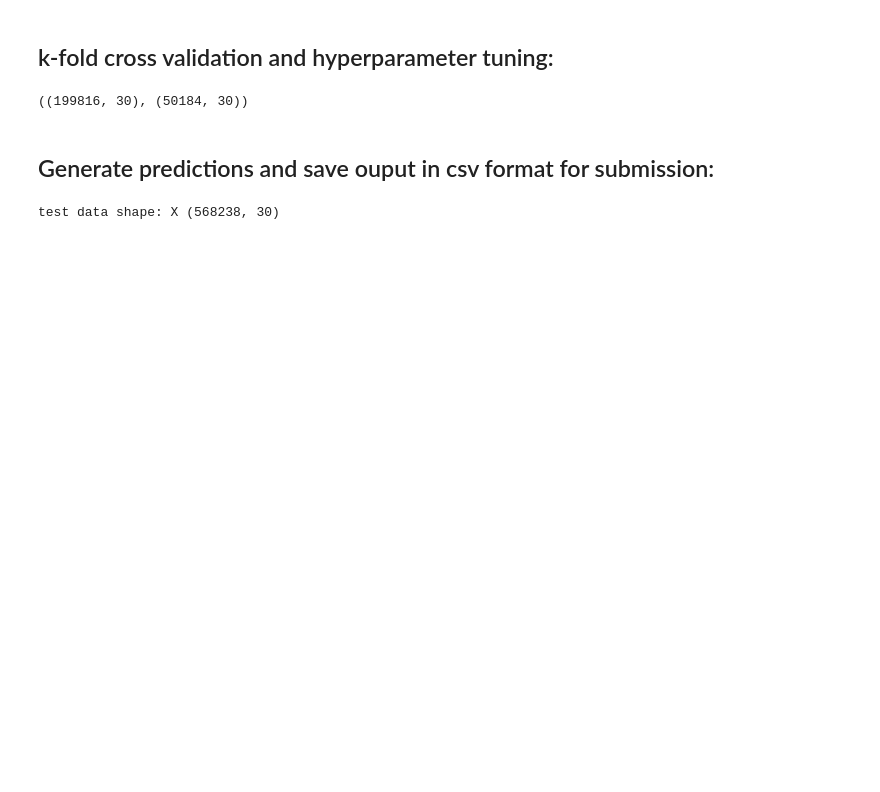
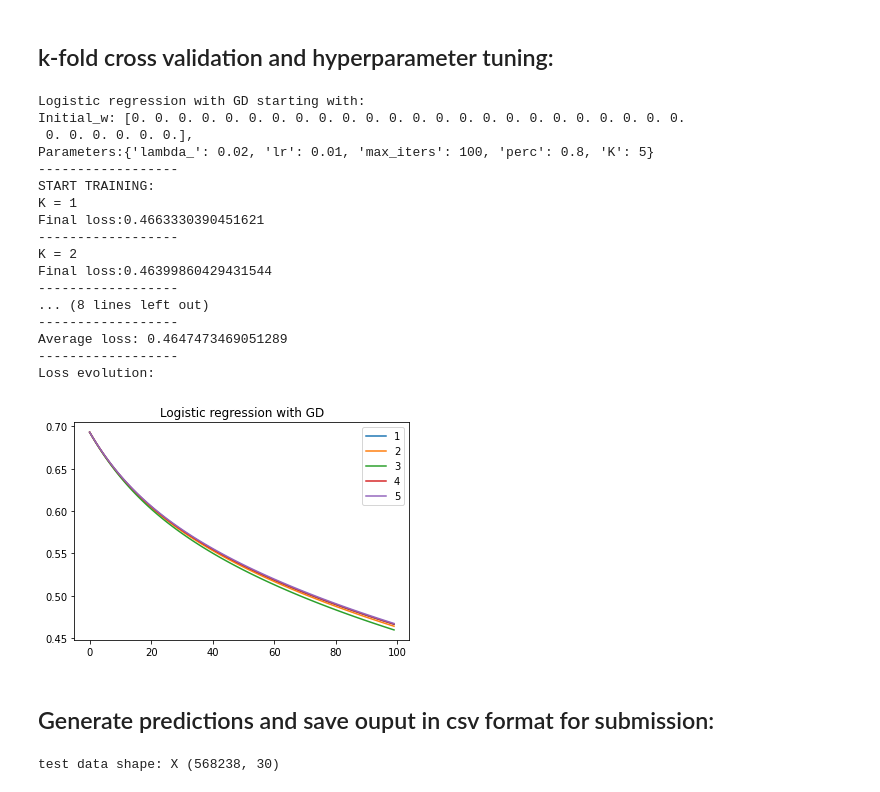
Before and after one commit to Dreyvor/ML_Project_1, a Jupyter notebook: source/project_1.ipynb, the cells around one changed output. Drawn from its saved outputs; the diff is of its cells as text; code cells hidden in the pictures; blank space fills up the shorter version.

```diff
--- a/source/project_1.ipynb
+++ b/source/project_1.ipynb
@@ -318,14 +178,29 @@ Logistic regression GD(190/199): loss=0.3828676050150433
 # %% [markdown]
 ## k-fold cross validation and hyperparameter tuning:
-# %%
-import pandas as pd
-K = 5
-
-df = pd.DataFrame(tX_std)
-msk = np.random.rand(len(df)) < 0.8
-train = df[msk]
-test = df[~msk]
-
-train.shape, test.shape
-# %% [output]
-((199816, 30), (50184, 30))
+# %%
+def cross_validation_sets(tX, y, percentage):
+    tX = pd.DataFrame(tX_std)
+    y = pd.DataFrame(y)
+    indices = tX.index.values
+
+    #select a percentage of random rows random rows
+    train_indices = np.random.choice(range(0, indices[-1]),
+                                     size=int(indices[-1] * percentage),
+                                     replace=False)
+    tX_train = tX.iloc[train_indices].values
+    tX_val = tX.drop(index=train_indices, axis=0).values
+    y_train = y.iloc[train_indices].values[:, 0]
+    y_val = y.drop(index=train_indices, axis=0).values[:, 0]
+
+    assert (tX_train.shape[0] + tX_val.shape[0] == len(tX.index.values))
+    assert (y_train.shape[0] + y_val.shape[0] == len(tX.index.values))
+
+    return tX_train, y_train, tX_val, y_val
+# %%
+models = {
+    'LS_GD': 'Least squares with GD',
+    'LS_SGD': 'Least squares with SGD',
+    'LS_normal': 'Least squares with normal equations',
+    'RR_normal': 'Ridge regression with normal equations',
+    'LR': 'Logistic regression with GD',
+}
@@ -332,3 +288,30 @@ train.shape, test.shape
+# %%
+## Training with k-fold:
+model = 'LR'
+with open('parameters.json') as json_file:
+    data = json.load(json_file)
+    parameters = data[model]
+
+best_w, avg_loss = train_model(model, parameters)
+# %% [output]
+Logistic regression with GD starting with:
+Initial_w: [0. 0. 0. 0. 0. 0. 0. 0. 0. 0. 0. 0. 0. 0. 0. 0. 0. 0. 0. 0. 0. 0. 0. 0.
+ 0. 0. 0. 0. 0. 0.],
+Parameters:{'lambda_': 0.02, 'lr': 0.01, 'max_iters': 100, 'perc': 0.8, 'K': 5}
+------------------
+START TRAINING:
+K = 1
+Final loss:0.4663330390451621
+------------------
+K = 2
+Final loss:0.46399860429431544
+------------------
+... (8 lines left out)
+------------------
+Average loss: 0.4647473469051289
+------------------
+Loss evolution:
+[figure, added]
 # %% [markdown]
 ## Generate predictions and save ouput in csv format for submission:
 # %%
```
Also changed, not shown: parts of 23 cells of this notebook, 1 other file.
